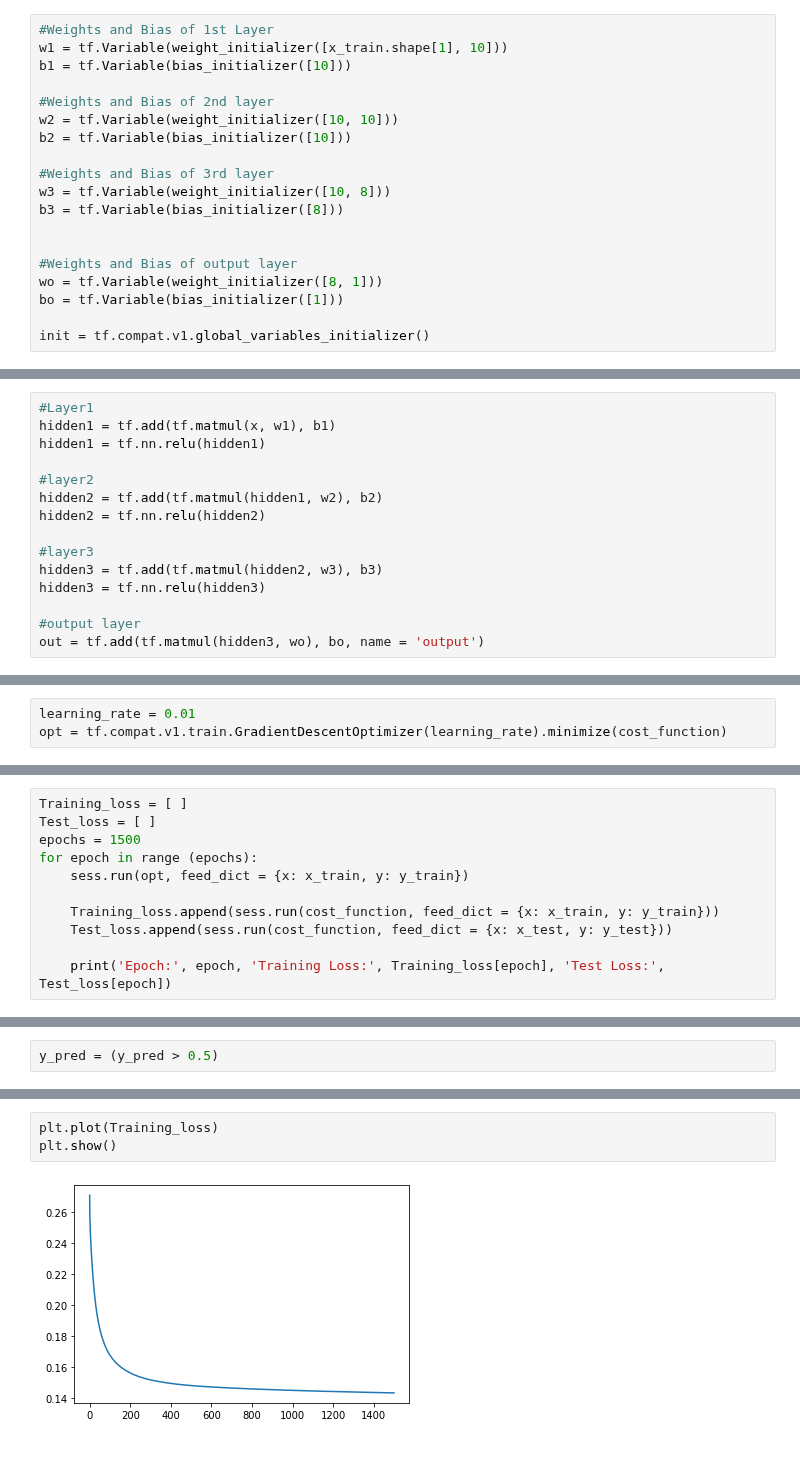
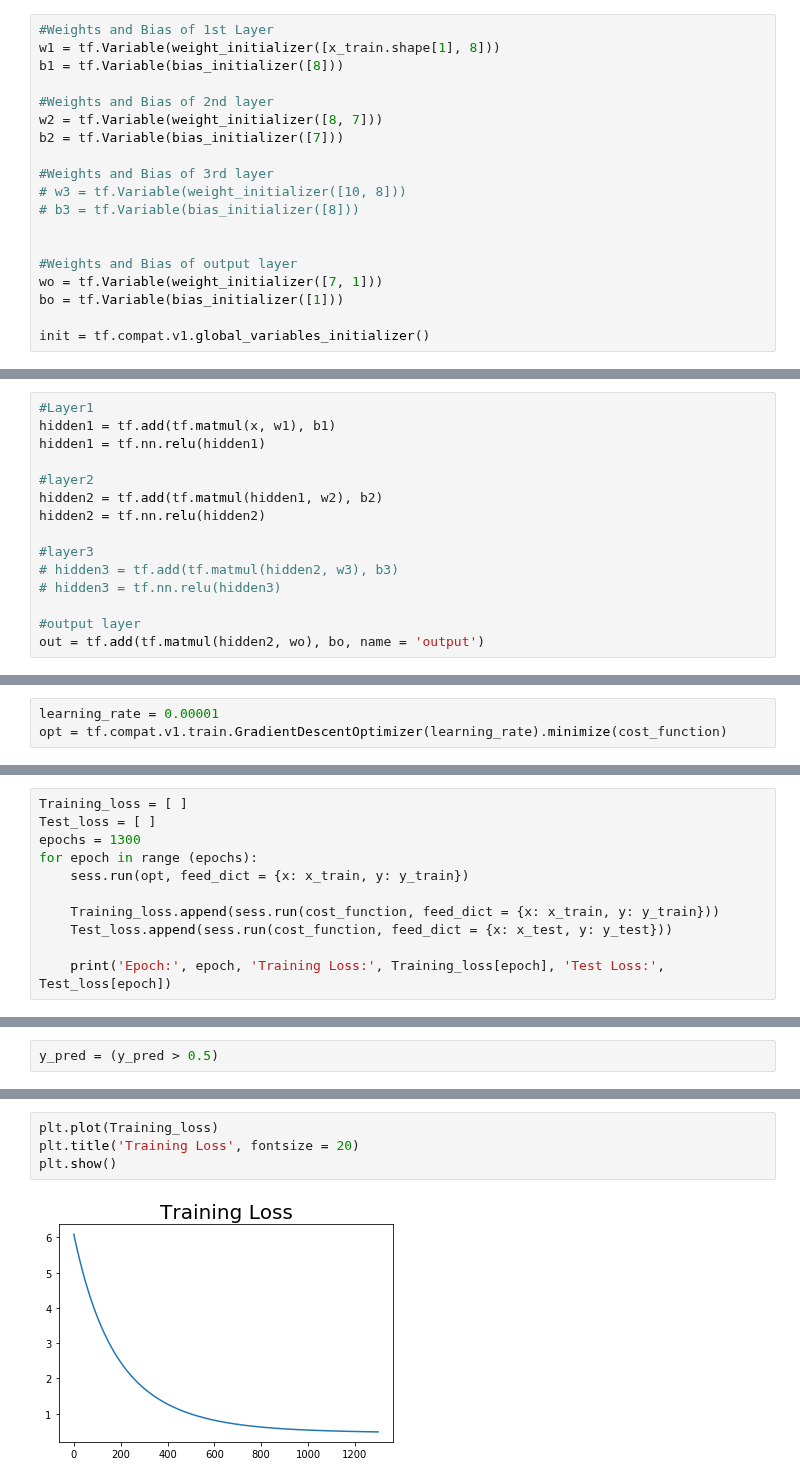
Before and after one commit to samruddhichitnis02/Tensorflow, a Jupyter notebook: Classification_Tensorflow.ipynb, the cells around one changed output, grey strips where cells are left out. Drawn from its saved outputs; the diff is of its cells as text; blank space fills up the shorter version.

```diff
--- a/Classification_Tensorflow.ipynb
+++ b/Classification_Tensorflow.ipynb
@@ -218,20 +218,20 @@ weight_initializer = tf.compat.v1.variance_scaling_initializer(mode = 'fan_avg',
 bias_initializer = tf.zeros_initializer()
 # %%
 #Weights and Bias of 1st Layer
-w1 = tf.Variable(weight_initializer([x_train.shape[1], 10]))
-b1 = tf.Variable(bias_initializer([10]))
+w1 = tf.Variable(weight_initializer([x_train.shape[1], 8]))
+b1 = tf.Variable(bias_initializer([8]))
 
 #Weights and Bias of 2nd layer
-w2 = tf.Variable(weight_initializer([10, 10]))
-b2 = tf.Variable(bias_initializer([10]))
+w2 = tf.Variable(weight_initializer([8, 7]))
+b2 = tf.Variable(bias_initializer([7]))
 
 #Weights and Bias of 3rd layer
-w3 = tf.Variable(weight_initializer([10, 8]))
-b3 = tf.Variable(bias_initializer([8]))
+# w3 = tf.Variable(weight_initializer([10, 8]))
+# b3 = tf.Variable(bias_initializer([8]))
 
 
 #Weights and Bias of output layer
-wo = tf.Variable(weight_initializer([8, 1]))
+wo = tf.Variable(weight_initializer([7, 1]))
 bo = tf.Variable(bias_initializer([1]))
 
 init = tf.compat.v1.global_variables_initializer()
@@ -271,11 +268,11 @@ hidden2 = tf.add(tf.matmul(hidden1, w2), b2)
 hidden2 = tf.nn.relu(hidden2)
 
 #layer3
-hidden3 = tf.add(tf.matmul(hidden2, w3), b3)
-hidden3 = tf.nn.relu(hidden3)
+# hidden3 = tf.add(tf.matmul(hidden2, w3), b3)
+# hidden3 = tf.nn.relu(hidden3)
 
 #output layer
-out = tf.add(tf.matmul(hidden3, wo), bo, name = 'output')
+out = tf.add(tf.matmul(hidden2, wo), bo, name = 'output')
 # %%
 hidden1, hidden2, out
 # %% [output]
@@ -293,7 +290,7 @@ cost_function
 # %% [markdown]
 # Optimizer
 # %%
-learning_rate = 0.01
+learning_rate = 0.00001
 opt = tf.compat.v1.train.GradientDescentOptimizer(learning_rate).minimize(cost_function)
 # %% [markdown]
 # launching the graph in Session
@@ -309,7 +306,7 @@ sess
 # %%
 Training_loss = [ ]
 Test_loss = [ ]
-epochs = 1500
+epochs = 1300
 for epoch in range (epochs):
     sess.run(opt, feed_dict = {x: x_train, y: y_train})
 
@@ -383,7 +380,8 @@ print(accuracy_score(y_test, y_pred))
 # %%
 plt.plot(Training_loss)
+plt.title('Training Loss', fontsize = 20)
 plt.show()
 # %% [output]
-[figure, old version]
+[figure, new version]
 # %%
 plt.plot(Test_loss)
```
Also changed, not shown: parts of 29 cells of this notebook, 4 other files.
